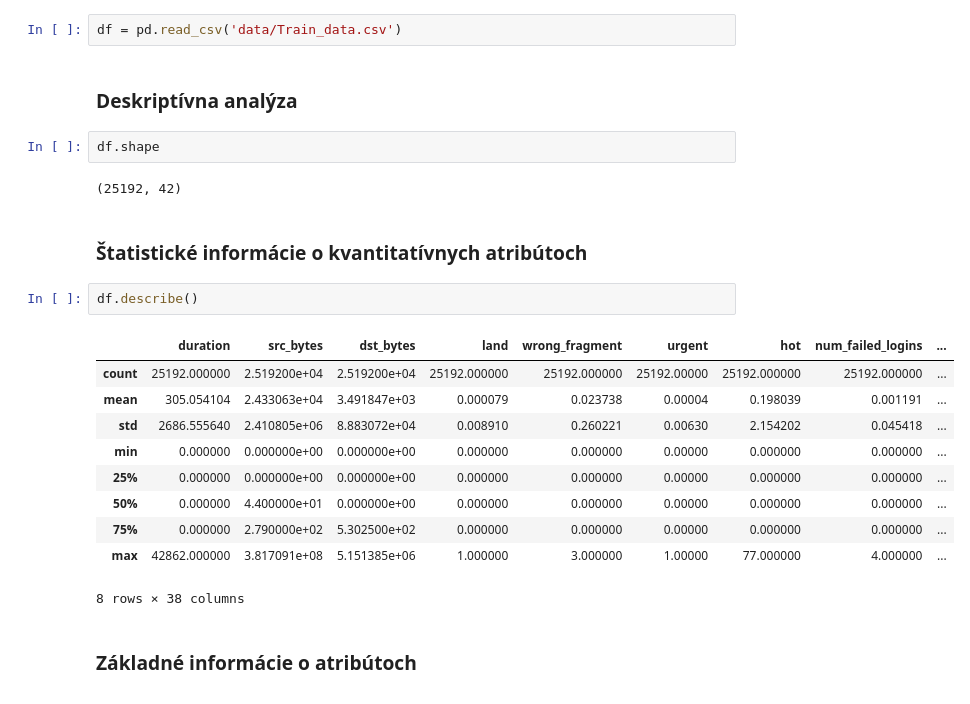
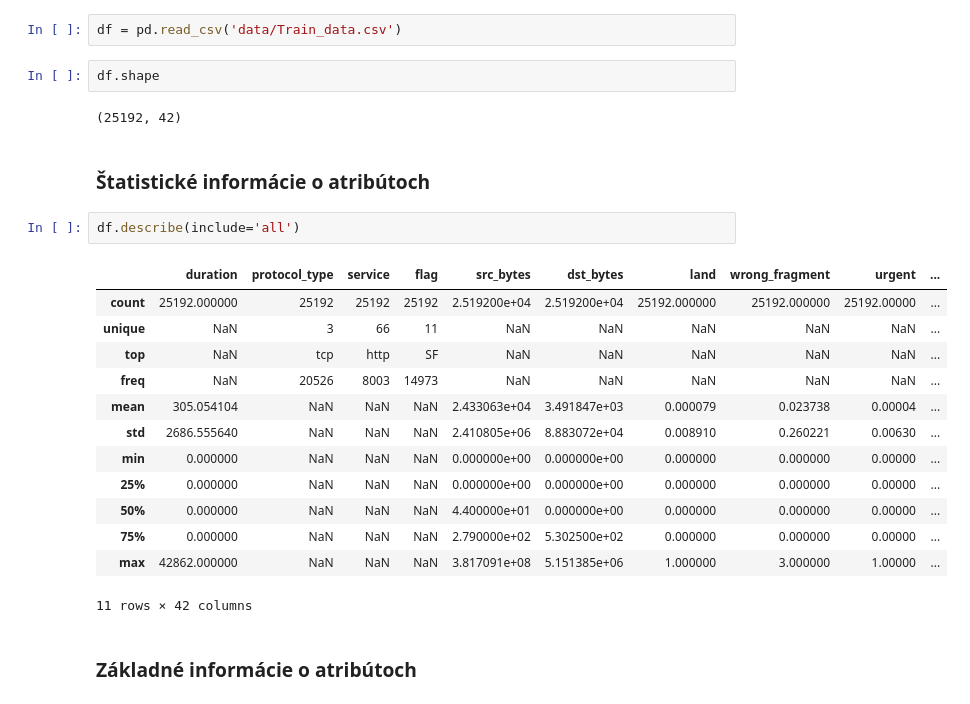
Before and after one commit to M4jkky/CRISP-DataMining, a Jupyter notebook: eda.ipynb, the cells around one changed output. Drawn from its saved outputs; the diff is of its cells as text.

```diff
--- a/eda.ipynb
+++ b/eda.ipynb
@@ -11,27 +13,28 @@ import seaborn as sns
 ### Načítanie dát
 # %%
 df = pd.read_csv('data/Train_data.csv')
-# %% [markdown]
-### Deskriptívna analýza
 # %%
 df.shape
 # %% [output]
 (25192, 42)
 # %% [markdown]
-### Štatistické informácie o kvantitatívnych atribútoch
+### Štatistické informácie o atribútoch
 # %%
-df.describe()
+df.describe(include='all')
 # %% [output]
-|  | duration | src_bytes | dst_bytes | land | wrong_fragment | urgent | hot | num_failed_logins | ... |
-| count | 25192.000000 | 2.519200e+04 | 2.519200e+04 | 25192.000000 | 25192.000000 | 25192.00000 | 25192.000000 | 25192.000000 | ... |
-| mean | 305.054104 | 2.433063e+04 | 3.491847e+03 | 0.000079 | 0.023738 | 0.00004 | 0.198039 | 0.001191 | ... |
-| std | 2686.555640 | 2.410805e+06 | 8.883072e+04 | 0.008910 | 0.260221 | 0.00630 | 2.154202 | 0.045418 | ... |
-| min | 0.000000 | 0.000000e+00 | 0.000000e+00 | 0.000000 | 0.000000 | 0.00000 | 0.000000 | 0.000000 | ... |
-| 25% | 0.000000 | 0.000000e+00 | 0.000000e+00 | 0.000000 | 0.000000 | 0.00000 | 0.000000 | 0.000000 | ... |
-| 50% | 0.000000 | 4.400000e+01 | 0.000000e+00 | 0.000000 | 0.000000 | 0.00000 | 0.000000 | 0.000000 | ... |
-| 75% | 0.000000 | 2.790000e+02 | 5.302500e+02 | 0.000000 | 0.000000 | 0.00000 | 0.000000 | 0.000000 | ... |
-| max | 42862.000000 | 3.817091e+08 | 5.151385e+06 | 1.000000 | 3.000000 | 1.00000 | 77.000000 | 4.000000 | ... |
+|  | duration | protocol_type | service | flag | src_bytes | dst_bytes | land | wrong_fragment | urgent | ... |
+| count | 25192.000000 | 25192 | 25192 | 25192 | 2.519200e+04 | 2.519200e+04 | 25192.000000 | 25192.000000 | 25192.00000 | ... |
+| unique | NaN | 3 | 66 | 11 | NaN | NaN | NaN | NaN | NaN | ... |
+| top | NaN | tcp | http | SF | NaN | NaN | NaN | NaN | NaN | ... |
+| freq | NaN | 20526 | 8003 | 14973 | NaN | NaN | NaN | NaN | NaN | ... |
+| mean | 305.054104 | NaN | NaN | NaN | 2.433063e+04 | 3.491847e+03 | 0.000079 | 0.023738 | 0.00004 | ... |
+| std | 2686.555640 | NaN | NaN | NaN | 2.410805e+06 | 8.883072e+04 | 0.008910 | 0.260221 | 0.00630 | ... |
+| min | 0.000000 | NaN | NaN | NaN | 0.000000e+00 | 0.000000e+00 | 0.000000 | 0.000000 | 0.00000 | ... |
+| 25% | 0.000000 | NaN | NaN | NaN | 0.000000e+00 | 0.000000e+00 | 0.000000 | 0.000000 | 0.00000 | ... |
+| 50% | 0.000000 | NaN | NaN | NaN | 4.400000e+01 | 0.000000e+00 | 0.000000 | 0.000000 | 0.00000 | ... |
+| 75% | 0.000000 | NaN | NaN | NaN | 2.790000e+02 | 5.302500e+02 | 0.000000 | 0.000000 | 0.00000 | ... |
+| max | 42862.000000 | NaN | NaN | NaN | 3.817091e+08 | 5.151385e+06 | 1.000000 | 3.000000 | 1.00000 | ... |
-8 rows × 38 columns
+11 rows × 42 columns
 # %% [markdown]
 ### Základné informácie o atribútoch
 # %%
```
Also changed, not shown: parts of 30 cells of this notebook.
